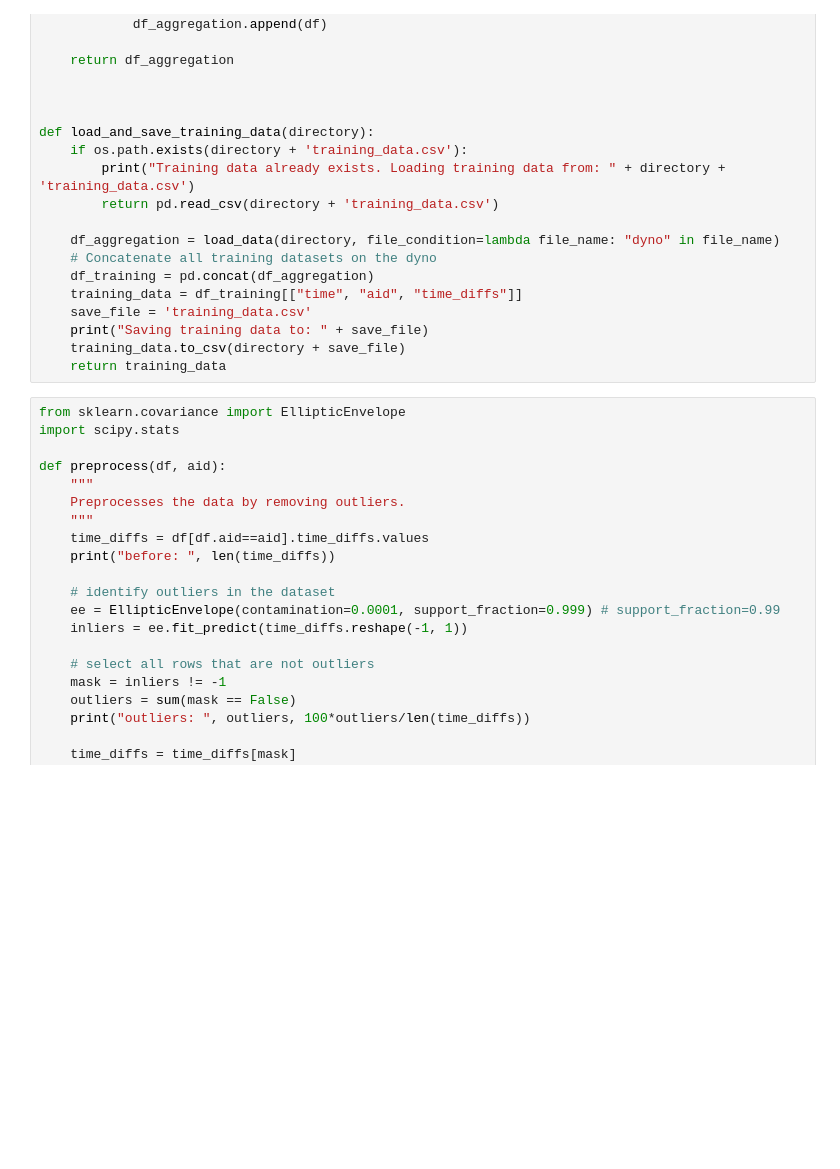
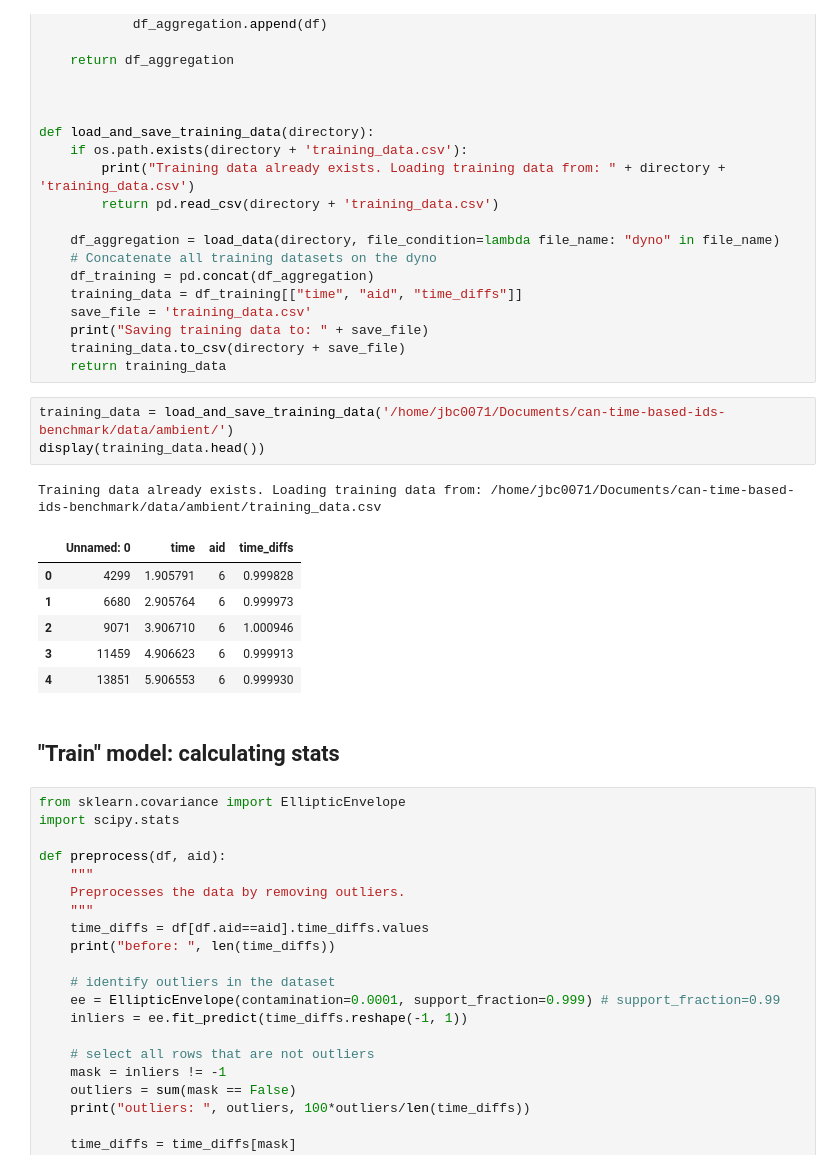
Before and after one commit to jcourson8/can-time-based-ids-benchmark, a Jupyter notebook: code/test.ipynb, the cells around one changed output. Drawn from its saved outputs; the diff is of its cells as text; blank space fills up the shorter version.

```diff
--- a/code/test.ipynb
+++ b/code/test.ipynb
@@ -34,6 +36,19 @@ def load_and_save_training_data(directory):
     print("Saving training data to: " + save_file)
     training_data.to_csv(directory + save_file)
     return training_data
+# %%
+training_data = load_and_save_training_data('/home/jbc0071/Documents/can-time-based-ids-benchmark/data/ambient/')
+display(training_data.head())
+# %% [output]
+Training data already exists. Loading training data from: /home/jbc0071/Documents/can-time-based-ids-benchmark/data/ambient/training_data.csv
+|  | Unnamed: 0 | time | aid | time_diffs |
+| 0 | 4299 | 1.905791 | 6 | 0.999828 |
+| 1 | 6680 | 2.905764 | 6 | 0.999973 |
+| 2 | 9071 | 3.906710 | 6 | 1.000946 |
+| 3 | 11459 | 4.906623 | 6 | 0.999913 |
+| 4 | 13851 | 5.906553 | 6 | 0.999930 |
+# %% [markdown]
+## "Train" model: calculating stats
 # %%
 from sklearn.covariance import EllipticEnvelope
 import scipy.stats
```
Also changed, not shown: parts of 25 cells of this notebook, 1 other file.
